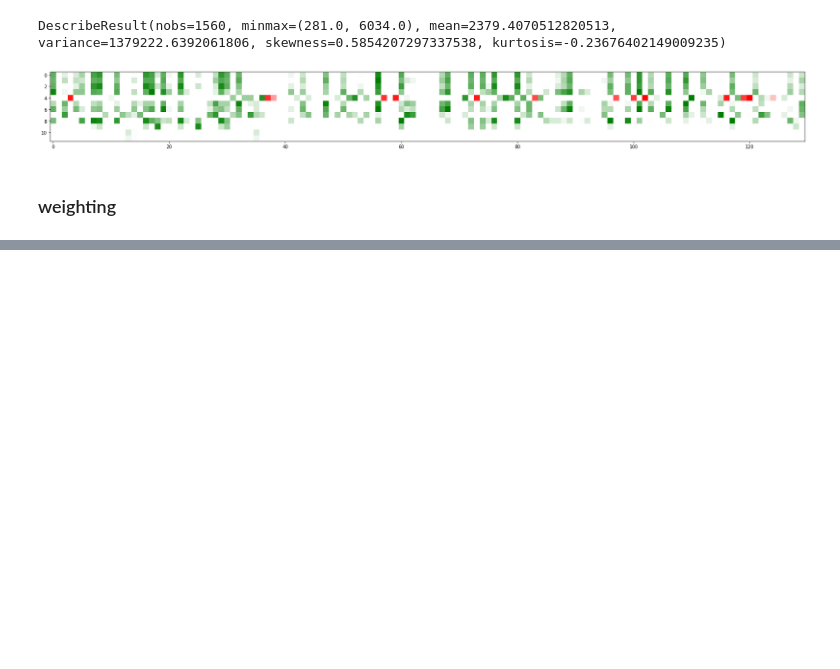
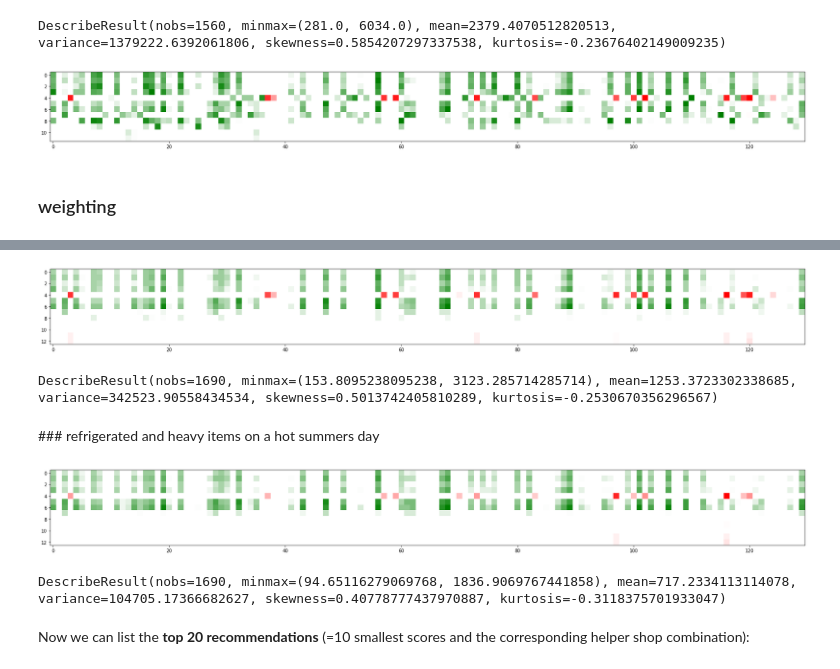
Before and after one commit to Funisher-code/Coursera_Capstone, a Jupyter notebook: notebook/POC_food_delivery_recommender_system.ipynb, the cells around one changed output, grey strips where cells are left out. Drawn from its saved outputs; the diff is of its cells as text; code cells hidden in the pictures; blank space fills up the shorter version.

```diff
--- a/notebook/POC_food_delivery_recommender_system.ipynb
+++ b/notebook/POC_food_delivery_recommender_system.ipynb
@@ -856,0 +931,16 @@ It's also obvious that HtoS and CtoH have no relevance at all in our current set
+# %%
+frigo_score = calcScores(HtoS, StoC, CtoH, totDist, frigo_weights, hTrolley)
+# %%
+# Heatmap of total distances for all shop and helper combinations
+# (green = lower score = better, red = high score = bad choice)
+plt.figure(figsize = (30,30))
+plt.imshow(frigo_score, cmap=greenToRed)
+plt.show()
+# %% [output]
+[figure, added]
+# %%
+stats.describe(frigo_score,axis=None)
+# %% [output]
+DescribeResult(nobs=1690, minmax=(153.8095238095238, 3123.285714285714), mean=1253.3723302338685, variance=342523.90558434534, skewness=0.5013742405810289, kurtosis=-0.2530670356296567)
+# %% [markdown]
+### refrigerated and heavy items on a hot summers day
@@ -856,0 +951,14 @@ It's also obvious that HtoS and CtoH have no relevance at all in our current set
+# %%
+# Heatmap of total distances for all shop and helper combinations
+# (green = lower score = better, red = high score = bad choice)
+plt.figure(figsize = (30,30))
+plt.imshow(hot_heavy_frigo_score, cmap=greenToRed)
+plt.show()
+# %% [output]
+[figure, added]
+# %%
+stats.describe(hot_heavy_frigo_score,axis=None)
+# %% [output]
+DescribeResult(nobs=1690, minmax=(94.65116279069768, 1836.9069767441858), mean=717.2334113114078, variance=104705.17366682627, skewness=0.40778777437970887, kurtosis=-0.3118375701933047)
+# %% [markdown]
+Now we can list the **top 20 recommendations** (=10 smallest scores and the corresponding helper shop combination):
```
Also changed, not shown: parts of 84 cells of this notebook, 1 other file.
